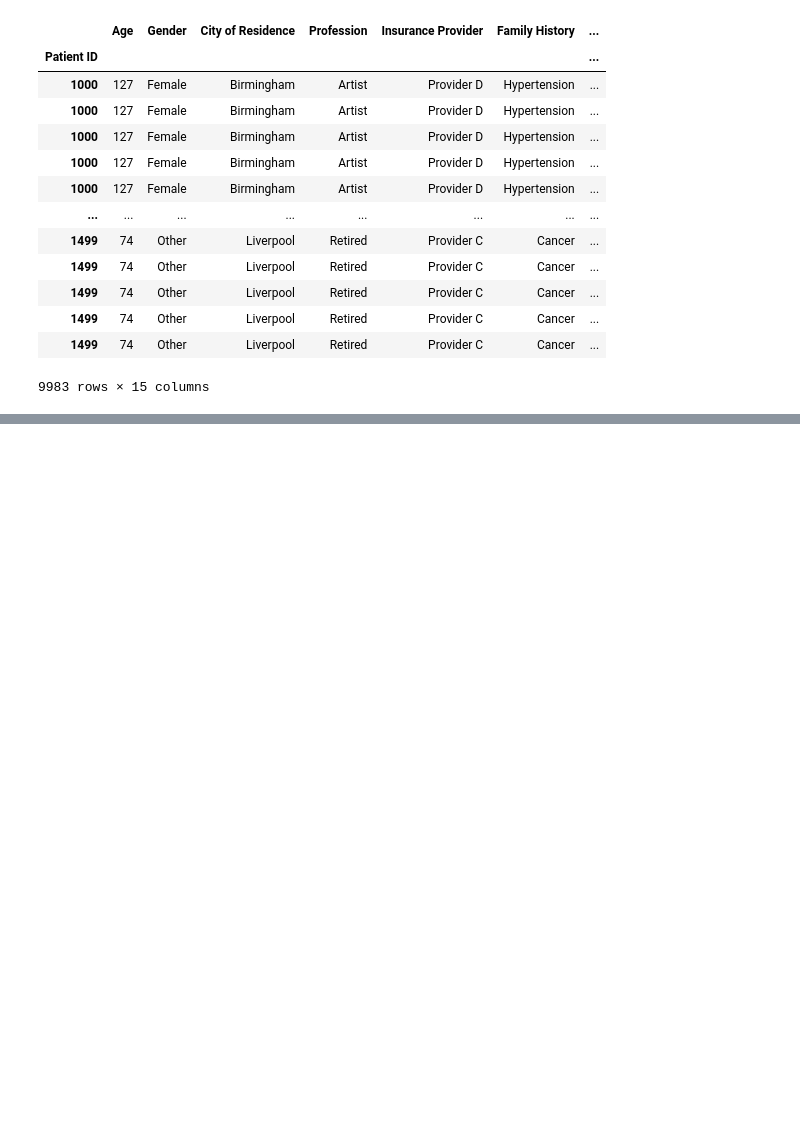
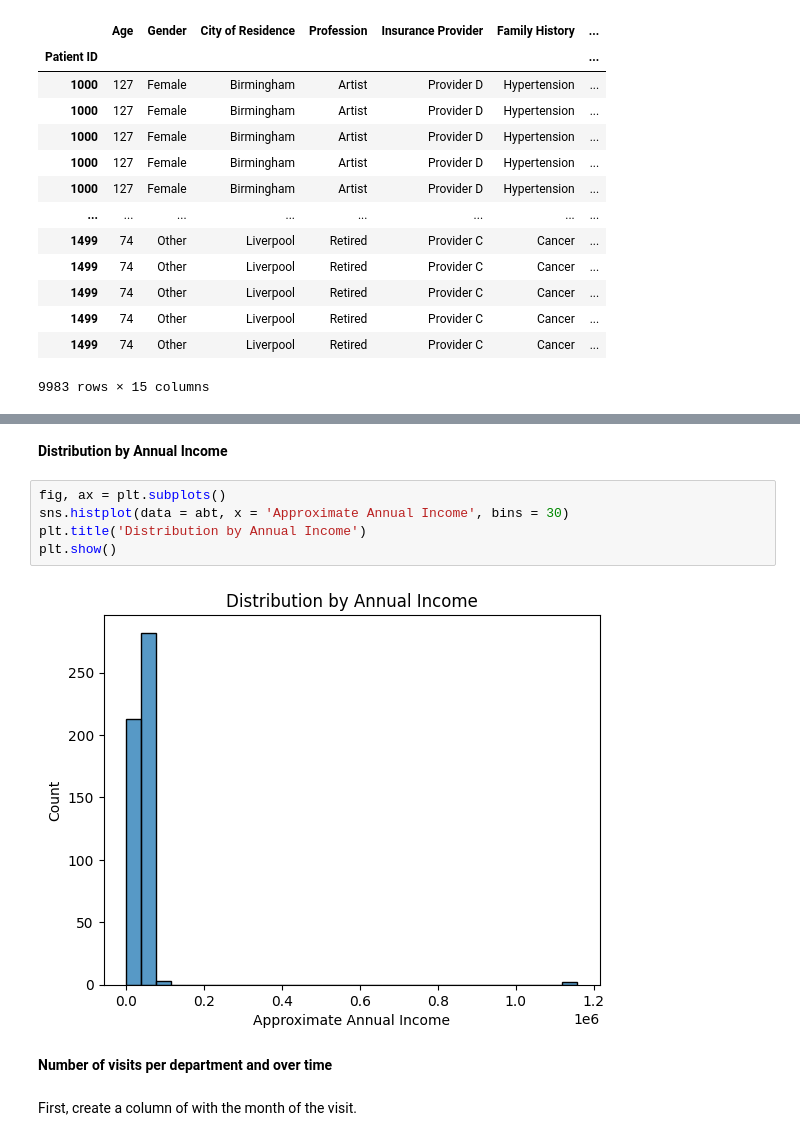
Before and after one commit to amdbsilva/pre-processing, a Jupyter notebook: projeto de datapreprocessing.ipynb, the cells around one changed output, grey strips where cells are left out. Cells and saved outputs as stored; diff of their text form; blank space fills up the shorter version.

```diff
--- a/projeto de datapreprocessing.ipynb
+++ b/projeto de datapreprocessing.ipynb
@@ -924,0 +961,13 @@ data
+# %% [markdown]
+**Distribution by Annual Income**
+# %%
+fig, ax = plt.subplots()
+sns.histplot(data = abt, x = 'Approximate Annual Income', bins = 30)
+plt.title('Distribution by Annual Income')
+plt.show()
+# %% [output]
+[figure, added]
+# %% [markdown]
+**Number of visits per department and over time**
+# %% [markdown]
+First, create a column of with the month of the visit.
```
Also changed, not shown: parts of 14 cells of this notebook.
